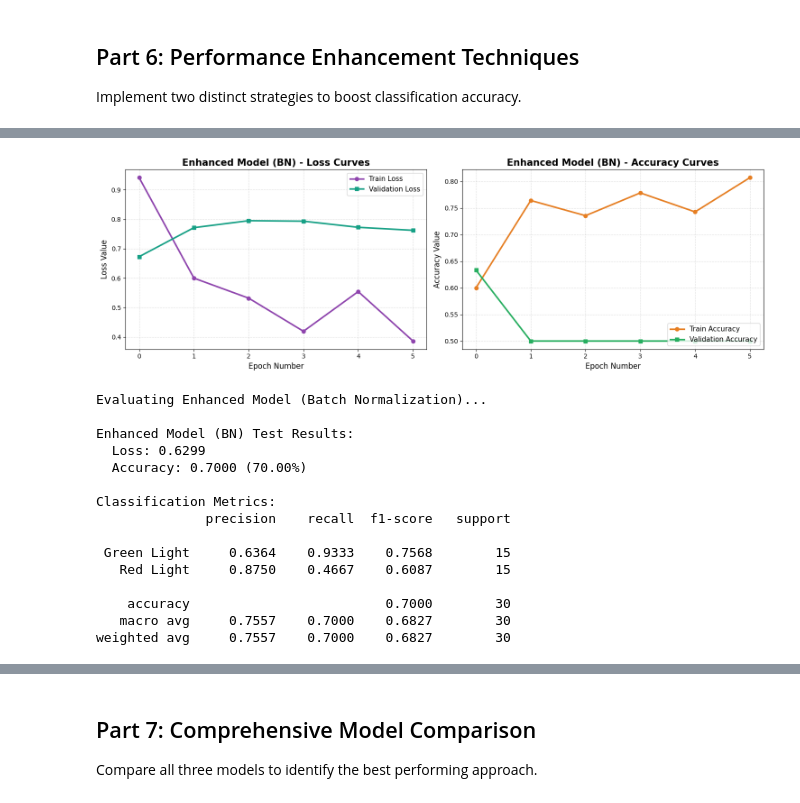
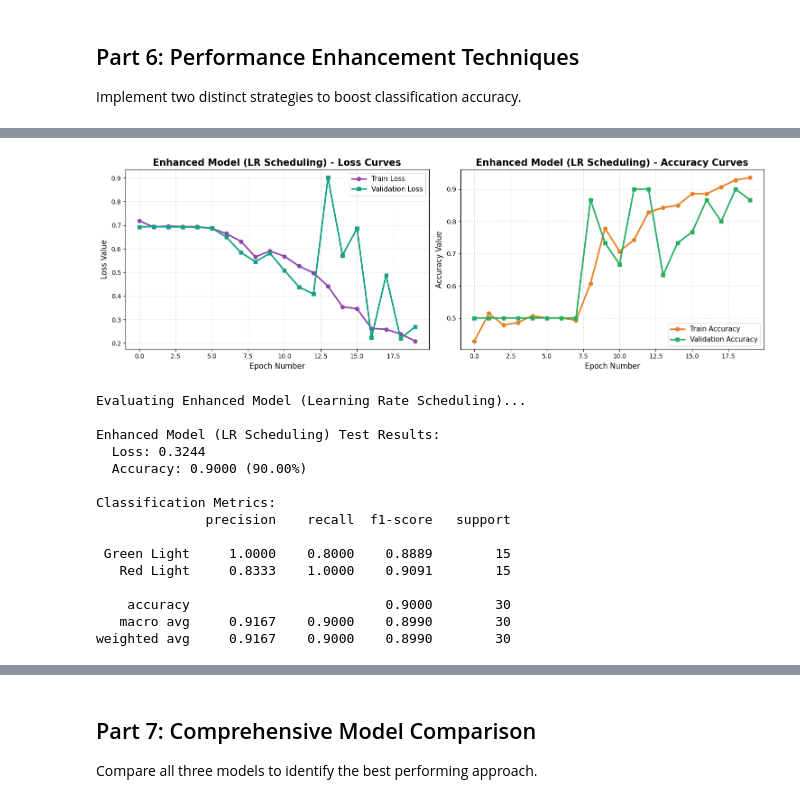
Before and after one commit to amarendar04/UK, a Jupyter notebook: Coursework-item2-20251219/traffic_new_k.ipynb, the cells around one changed output, grey strips where cells are left out. Saved outputs shown, nothing was run; the diff lists cells and outputs as text; code cells hidden in the pictures.

```diff
--- a/Coursework-item2-20251219/traffic_new_k.ipynb
+++ b/Coursework-item2-20251219/traffic_new_k.ipynb
@@ -622,9 +620,9 @@ Model: "enhanced_cnn_bn"
 # %%
-# Train enhanced model with batch normalization
-print("Training Enhanced Model (Batch Normalization + Regularization)...\n")
+# Train enhanced model with learning rate scheduling
+print("Training Enhanced Model (Learning Rate Scheduling)...\n")
 
 # Callbacks
-early_stop_enhanced = EarlyStopping(
+early_stop_lr = EarlyStopping(
     monitor='val_loss',
     patience=5,
     restore_best_weights=True,
@@ -632,14 +630,25 @@ early_stop_enhanced = EarlyStopping(
     mode='min'
 )
 
-# Training
-history_enhanced_bn = enhanced_bn_model.fit(
-    augmentation_config.flow(train_images, train_labels, batch_size=BATCH_SIZE_TRAIN),
-    validation_data=(val_images, val_labels),
-    epochs=20,
-    callbacks=[early_stop_enhanced],
+reduce_lr = ReduceLROnPlateau(
+    monitor='val_loss',
+    factor=0.5,
+    patience=3,
+    min_lr=1e-6,
     verbose=1
 )
 
+# Training
+history_enhanced_lr = enhanced_lr_model.fit(
+
+    augmentation_config.flow(train_images, train_labels, batch_size=BATCH_SIZE_TRAIN),
+
+    validation_data=(val_images, val_labels),
+
+    epochs=20,
+
+    callbacks=[early_stop_lr, reduce_lr],
+    verbose=1
+)
 print("\nEnhanced Model Training Completed!")
 # %% [output]
@@ -664,62 +672,62 @@ Enhanced Model Training Completed!
 # %%
 # Visualize enhanced model training
 fig, (ax1, ax2) = plt.subplots(1, 2, figsize=(15, 5))
 
 # Loss visualization
-ax1.plot(history_enhanced_bn.history['loss'], marker='o', label='Train Loss', linewidth=2.5, color='#8e44ad')
-ax1.plot(history_enhanced_bn.history['val_loss'], marker='s', label='Validation Loss', linewidth=2.5, color='#16a085')
-ax1.set_title('Enhanced Model (BN) - Loss Curves', fontsize=15, weight='bold')
+ax1.plot(history_enhanced_lr.history['loss'], marker='o', label='Train Loss', linewidth=2.5, color='#8e44ad')
+ax1.plot(history_enhanced_lr.history['val_loss'], marker='s', label='Validation Loss', linewidth=2.5, color='#16a085')
+ax1.set_title('Enhanced Model (LR Scheduling) - Loss Curves', fontsize=15, weight='bold')
 ax1.set_xlabel('Epoch Number', fontsize=12)
 ax1.set_ylabel('Loss Value', fontsize=12)
 ax1.legend(loc='upper right', fontsize=11)
 ax1.grid(True, linestyle='--', alpha=0.4)
 
 # Accuracy visualization
-ax2.plot(history_enhanced_bn.history['accuracy'], marker='o', label='Train Accuracy', linewidth=2.5, color='#e67e22')
-ax2.plot(history_enhanced_bn.history['val_accuracy'], marker='s', label='Validation Accuracy', linewidth=2.5, color='#27ae60')
-ax2.set_title('Enhanced Model (BN) - Accuracy Curves', fontsize=15, weight='bold')
+ax2.plot(history_enhanced_lr.history['accuracy'], marker='o', label='Train Accuracy', linewidth=2.5, color='#e67e22')
+ax2.plot(history_enhanced_lr.history['val_accuracy'], marker='s', label='Validation Accuracy', linewidth=2.5, color='#27ae60')
+ax2.set_title('Enhanced Model (LR Scheduling) - Accuracy Curves', fontsize=15, weight='bold')
 ax2.set_xlabel('Epoch Number', fontsize=12)
 ax2.set_ylabel('Accuracy Value', fontsize=12)
 ax2.legend(loc='lower right', fontsize=11)
 ax2.grid(True, linestyle='--', alpha=0.4)
 
 plt.tight_layout()
 plt.show()
 # %% [output]
-[figure, old version]
+[figure, new version]
 # %%
-# Evaluate enhanced BN model
-print("Evaluating Enhanced Model (Batch Normalization)...\n")
+# Evaluate enhanced LR model
+print("Evaluating Enhanced Model (Learning Rate Scheduling)...\n")
 
-bn_loss, bn_acc = enhanced_bn_model.evaluate(test_images, test_labels, verbose=0)
+lr_loss, lr_acc = enhanced_lr_model.evaluate(test_images, test_labels, verbose=0)
 
-print(f"Enhanced Model (BN) Test Results:")
-print(f"  Loss: {bn_loss:.4f}")
-print(f"  Accuracy: {bn_acc:.4f} ({bn_acc*100:.2f}%)")
+print(f"Enhanced Model (LR Scheduling) Test Results:")
+print(f"  Loss: {lr_loss:.4f}")
+print(f"  Accuracy: {lr_acc:.4f} ({lr_acc*100:.2f}%)")
 
 # Predictions
-bn_predictions_prob = enhanced_bn_model.predict(test_images, verbose=0)
-bn_predictions = (bn_predictions_prob > 0.5).astype('int32').reshape(-1)
+lr_predictions_prob = enhanced_lr_model.predict(test_images, verbose=0)
+lr_predictions = (lr_predictions_prob > 0.5).astype('int32').reshape(-1)
 
 # Classification report
 print("\nClassification Metrics:")
-print(classification_report(test_labels, bn_predictions,
+print(classification_report(test_labels, lr_predictions,
                           target_names=['Green Light', 'Red Light'],
                           digits=4))
 # %% [output]
-Evaluating Enhanced Model (Batch Normalization)...
+Evaluating Enhanced Model (Learning Rate Scheduling)...
 
-Enhanced Model (BN) Test Results:
-  Loss: 0.6299
-  Accuracy: 0.7000 (70.00%)
+Enhanced Model (LR Scheduling) Test Results:
+  Loss: 0.3244
+  Accuracy: 0.9000 (90.00%)
 
 Classification Metrics:
               precision    recall  f1-score   support
 
- Green Light     0.6364    0.9333    0.7568        15
-   Red Light     0.8750    0.4667    0.6087        15
+ Green Light     1.0000    0.8000    0.8889        15
+   Red Light     0.8333    1.0000    0.9091        15
 
-    accuracy                         0.7000        30
-   macro avg     0.7557    0.7000    0.6827        30
-weighted avg     0.7557    0.7000    0.6827        30
+    accuracy                         0.9000        30
+   macro avg     0.9167    0.9000    0.8990        30
+weighted avg     0.9167    0.9000    0.8990        30
 # %%
```
Also changed, not shown: parts of 14 cells of this notebook.
